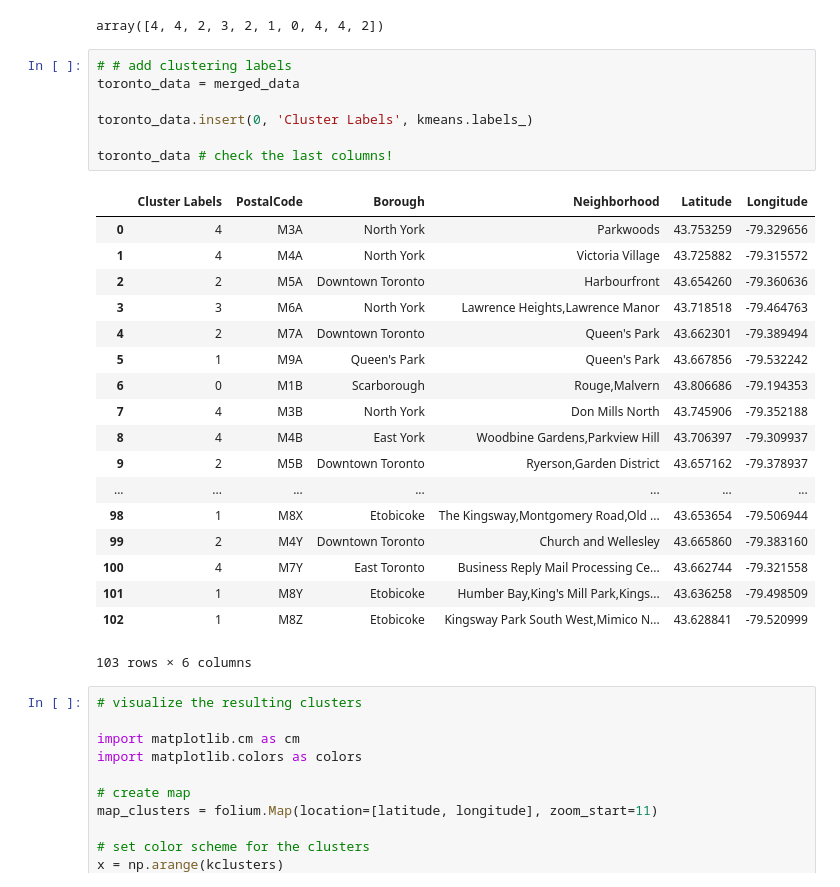
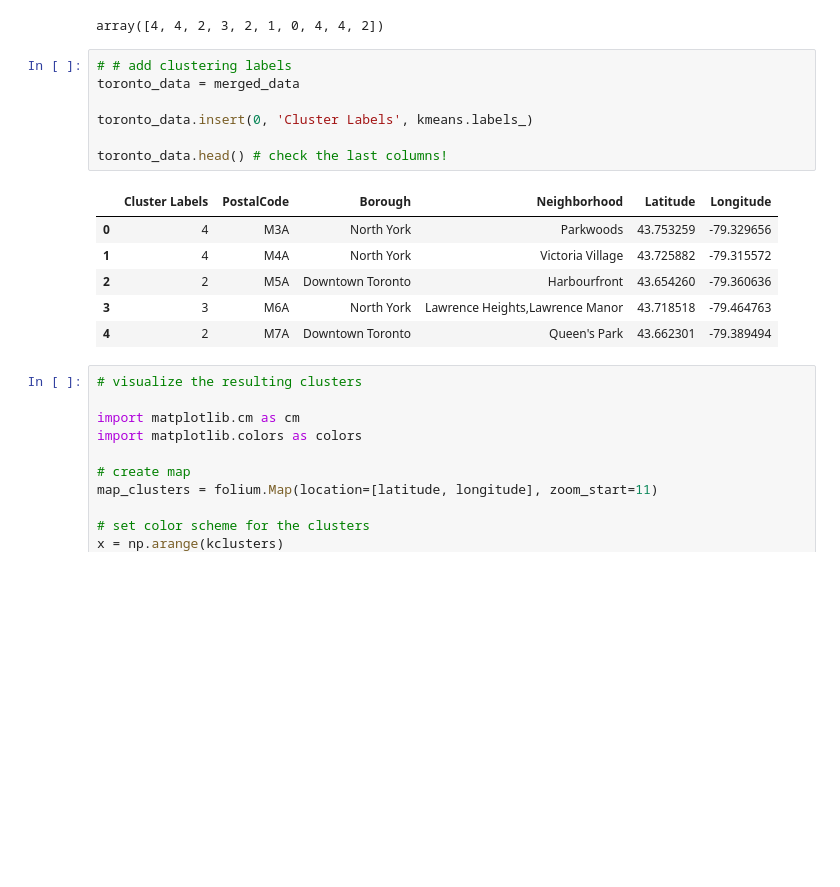
Before and after one commit to ZihengZZH/coursera-capstone, a Jupyter notebook: segmenting-clustering.ipynb, the cells around one changed output. Saved outputs shown, nothing was run; the diff lists cells and outputs as text; blank space fills up the shorter version.

```diff
--- a/segmenting-clustering.ipynb
+++ b/segmenting-clustering.ipynb
@@ -185,29 +130,17 @@ array([4, 4, 2, 3, 2, 1, 0, 4, 4, 2])
 # %%
 # # add clustering labels
 toronto_data = merged_data
 
 toronto_data.insert(0, 'Cluster Labels', kmeans.labels_)
 
-toronto_data # check the last columns!
+toronto_data.head() # check the last columns!
 # %% [output]
 |  | Cluster Labels | PostalCode | Borough | Neighborhood | Latitude | Longitude |
 | 0 | 4 | M3A | North York | Parkwoods | 43.753259 | -79.329656 |
 | 1 | 4 | M4A | North York | Victoria Village | 43.725882 | -79.315572 |
 | 2 | 2 | M5A | Downtown Toronto | Harbourfront | 43.654260 | -79.360636 |
 | 3 | 3 | M6A | North York | Lawrence Heights,Lawrence Manor | 43.718518 | -79.464763 |
 | 4 | 2 | M7A | Downtown Toronto | Queen's Park | 43.662301 | -79.389494 |
-| 5 | 1 | M9A | Queen's Park | Queen's Park | 43.667856 | -79.532242 |
-| 6 | 0 | M1B | Scarborough | Rouge,Malvern | 43.806686 | -79.194353 |
-| 7 | 4 | M3B | North York | Don Mills North | 43.745906 | -79.352188 |
-| 8 | 4 | M4B | East York | Woodbine Gardens,Parkview Hill | 43.706397 | -79.309937 |
-| 9 | 2 | M5B | Downtown Toronto | Ryerson,Garden District | 43.657162 | -79.378937 |
-| ... | ... | ... | ... | ... | ... | ... |
-| 98 | 1 | M8X | Etobicoke | The Kingsway,Montgomery Road,Old ... | 43.653654 | -79.506944 |
-| 99 | 2 | M4Y | Downtown Toronto | Church and Wellesley | 43.665860 | -79.383160 |
-| 100 | 4 | M7Y | East Toronto | Business Reply Mail Processing Ce... | 43.662744 | -79.321558 |
-| 101 | 1 | M8Y | Etobicoke | Humber Bay,King's Mill Park,Kings... | 43.636258 | -79.498509 |
-| 102 | 1 | M8Z | Etobicoke | Kingsway Park South West,Mimico N... | 43.628841 | -79.520999 |
-103 rows × 6 columns
 # %%
 # visualize the resulting clusters
 
```
Also changed, not shown: parts of 4 cells of this notebook.
